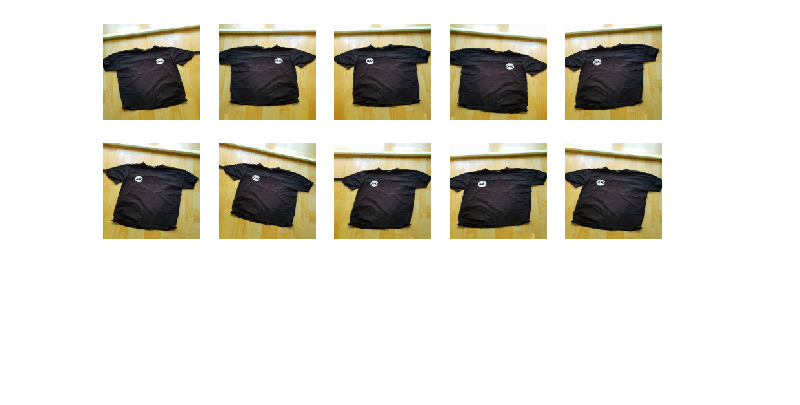
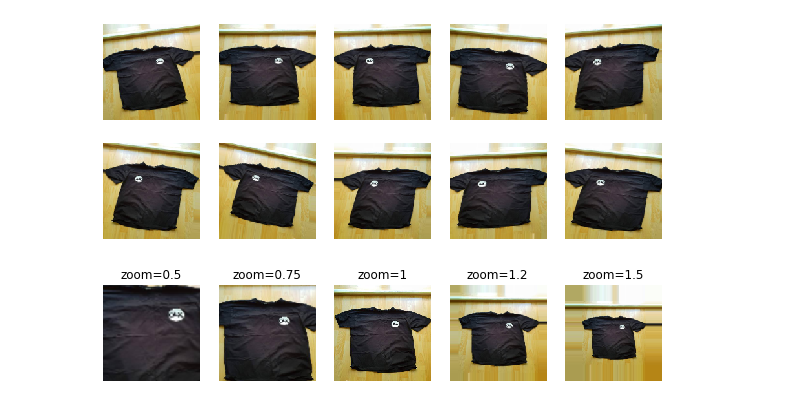
Before and after one commit to DataTalksClub/machine-learning-zoomcamp, a Jupyter notebook: chapter-07-neural-nets/07-augmentations.ipynb, the cells around one changed output. Cells and saved outputs as stored; diff of their text form; code cells hidden in the pictures; blank space fills up the shorter version.

```diff
--- a/chapter-07-neural-nets/07-augmentations.ipynb
+++ b/chapter-07-neural-nets/07-augmentations.ipynb
@@ -190,3 +190,25 @@ for i in range(10):
     plt.axis("off")
 # %% [output]
 [figure]
+# %%
+values = [0.5, 0.75, 1, 1.2, 1.5]
+
+imgs = []
+
+for v in values:
+    im = augment(tshirt, **{'zoom_y': v, 'zoom_x': v})
+    imgs.append(im)
+
+plt.figure(figsize=(10, 3))
+
+n = len(values)
+
+for i in range(n):
+    plt.subplot(1, n, i + 1)
+    plt.imshow(np.array(imgs[i]))
+    plt.title('%s=%s' % ('zoom', values[i]))
+    plt.axis("off")
+
+plt.show()
+# %% [output]
+[figure, added]
```
